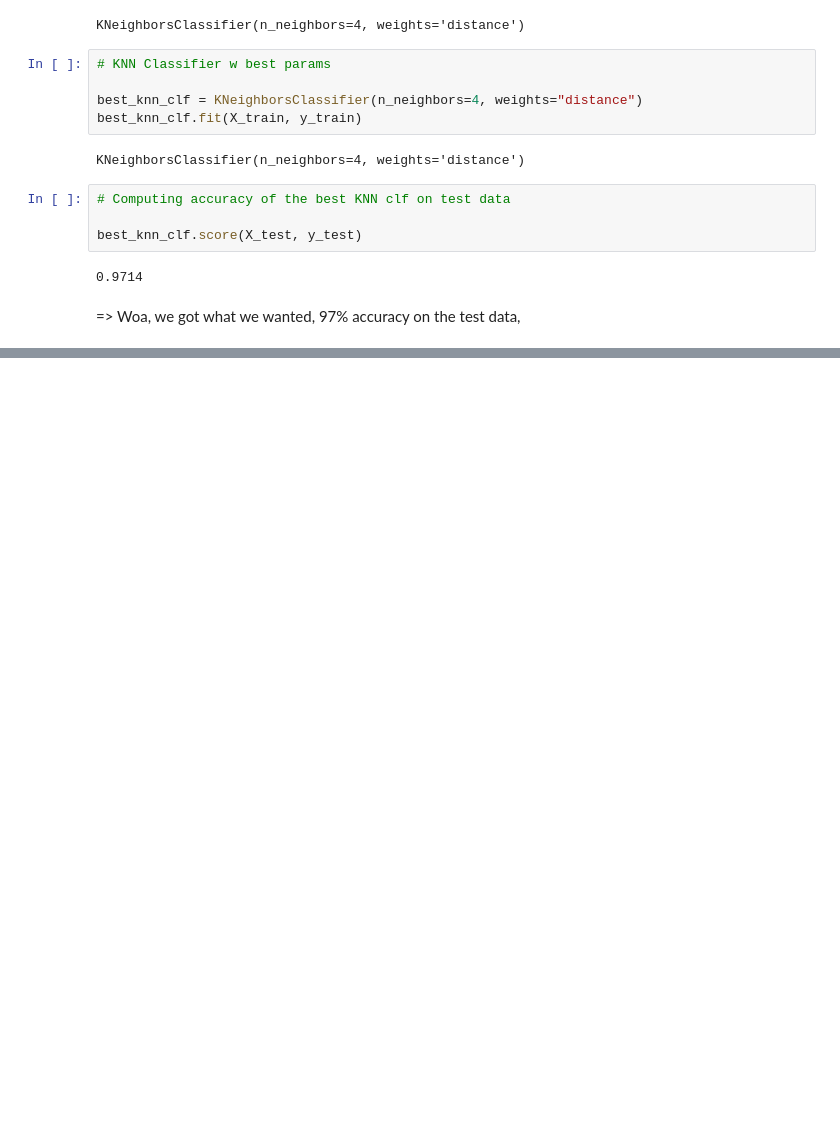
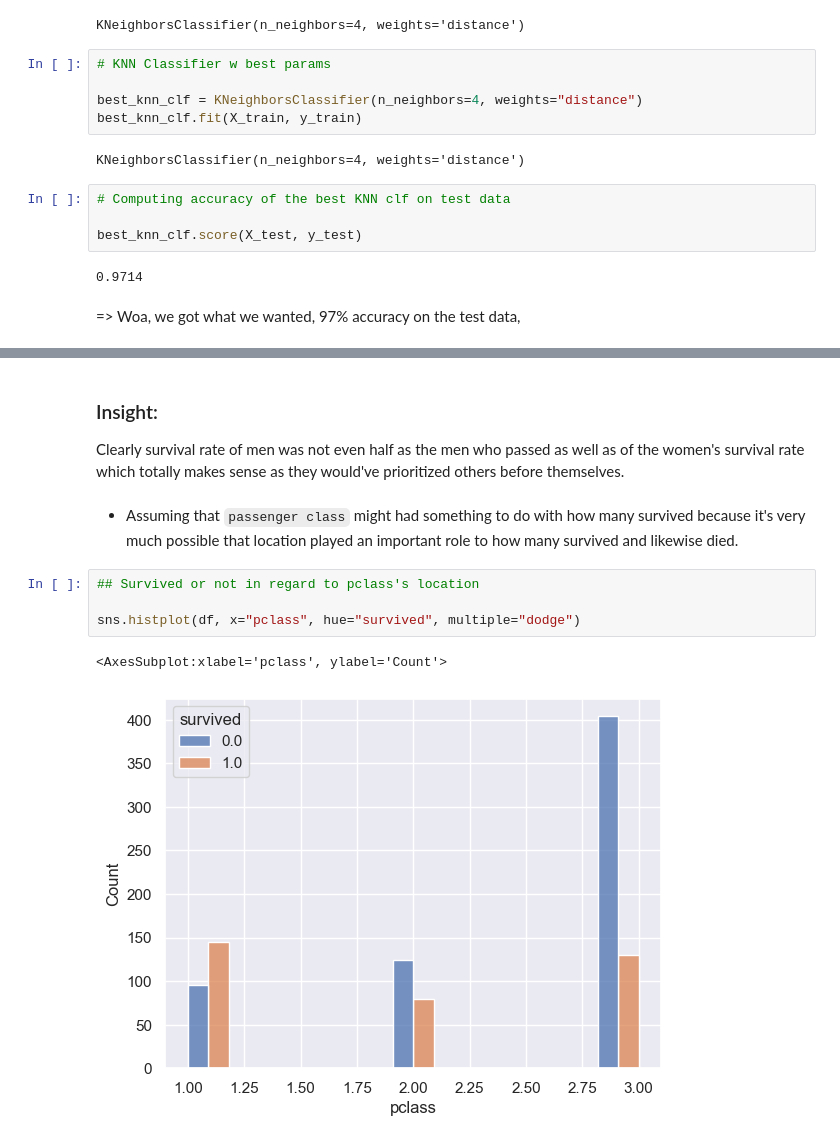
Before and after one commit to suryanshyaknow/machine-learning, a Jupyter notebook: in2__classification/in3__exercises on classification.ipynb, the cells around one changed output, grey strips where cells are left out. Saved outputs shown, nothing was run; the diff lists cells and outputs as text; blank space fills up the shorter version.

```diff
--- a/in2__classification/in3__exercises on classification.ipynb
+++ b/in2__classification/in3__exercises on classification.ipynb
@@ -125,0 +475,13 @@ best_knn_clf.score(X_test, y_test)
+# %% [markdown]
+### Insight:
+
+Clearly survival rate of men was not even half as the men who passed as well as of the women's survival rate which totally makes sense as they would've prioritized others before themselves.
+# %% [markdown]
+- Assuming that `passenger class` might had something to do with how many survived because it's very much possible that location played an important role to how many survived and likewise died.
+# %%
+## Survived or not in regard to pclass's location
+
+sns.histplot(df, x="pclass", hue="survived", multiple="dodge")
+# %% [output]
+<AxesSubplot:xlabel='pclass', ylabel='Count'>
+[figure, added]
```
Also changed, not shown: parts of 93 cells of this notebook.
